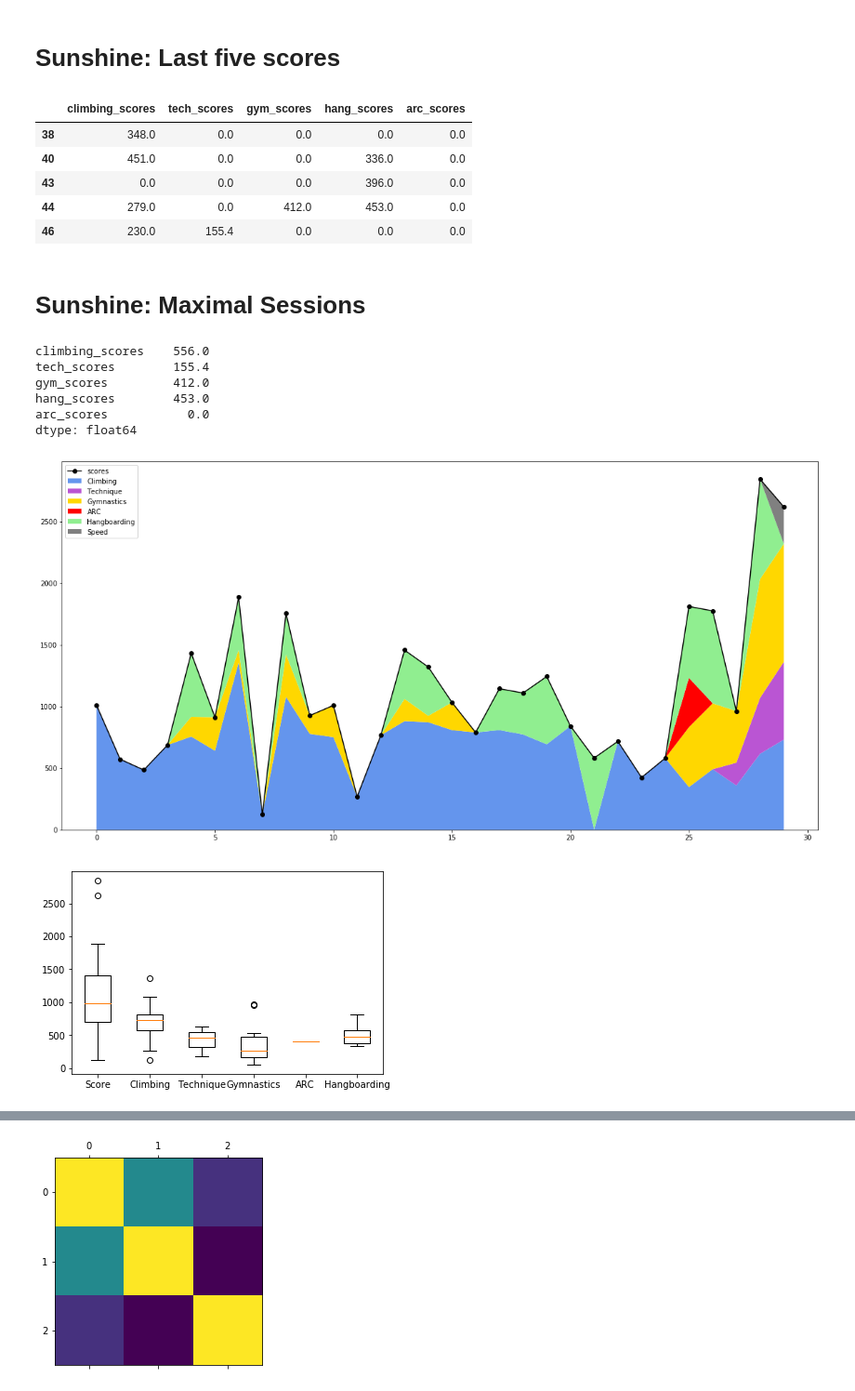
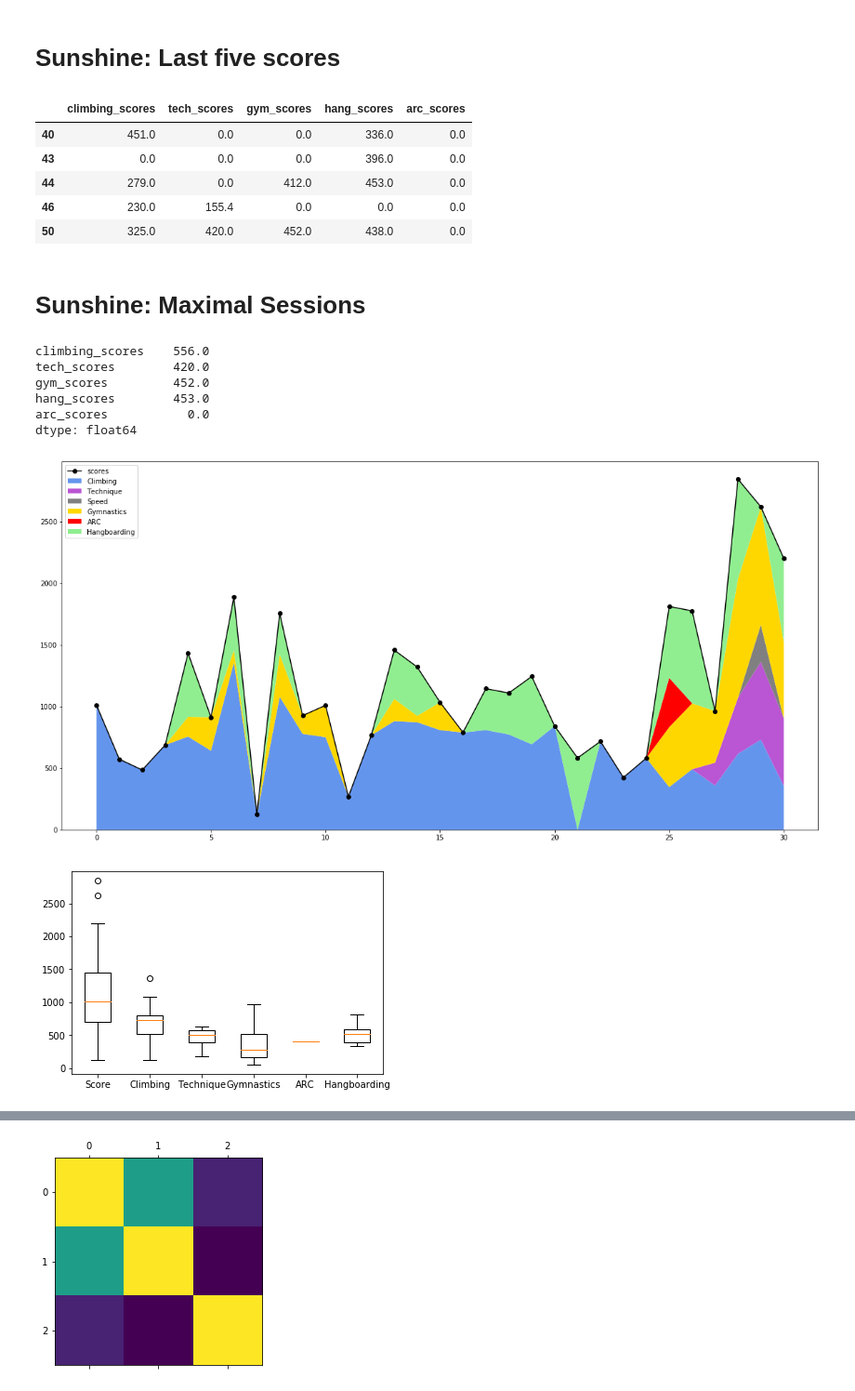
Before and after one commit to gardiac2002/monkies, a Jupyter notebook: Sessions Analysis.ipynb, the cells around one changed output, grey strips where cells are left out. Shown at 93% size. Cells and saved outputs as stored; diff of their text form; code cells hidden in the pictures.

```diff
--- a/Sessions Analysis.ipynb
+++ b/Sessions Analysis.ipynb
@@ -80,6 +80,7 @@ scores_translator = {
     'sloper': boulder_6a / 10,
     '15°': boulder_6a / 10,
     '35°': boulder_6b_plus / 10,
+    '45°': boulder_7a / 10,
 
     'pinch': boulder_6b_plus / 10,
 }
@@ -93,6 +94,7 @@ hangboard = [
     'sloper',
     '15°',
     '35°',
+    '45°',
     'pinch'
 ]
 
@@ -176,48 +178,49 @@ dtype: float64
 sunshine_sessions.tail()[['climbing_scores', 'tech_scores', 'gym_scores', 'hang_scores', 'arc_scores']]
 # %% [output]
 |  | climbing_scores | tech_scores | gym_scores | hang_scores | arc_scores |
-| 38 | 348.0 | 0.0 | 0.0 | 0.0 | 0.0 |
 | 40 | 451.0 | 0.0 | 0.0 | 336.0 | 0.0 |
 | 43 | 0.0 | 0.0 | 0.0 | 396.0 | 0.0 |
 | 44 | 279.0 | 0.0 | 412.0 | 453.0 | 0.0 |
 | 46 | 230.0 | 155.4 | 0.0 | 0.0 | 0.0 |
+| 50 | 325.0 | 420.0 | 452.0 | 438.0 | 0.0 |
 # %% [markdown]
 # Sunshine: Maximal Sessions
 # %%
 sunshine_sessions[['climbing_scores', 'tech_scores', 'gym_scores', 'hang_scores', 'arc_scores']].max()
 # %% [output]
 climbing_scores    556.0
-tech_scores        155.4
-gym_scores         412.0
+tech_scores        420.0
+gym_scores         452.0
 hang_scores        453.0
 arc_scores           0.0
 dtype: float64
 # %%
 
 plt.figure(figsize=(20,10))
 
 x = np.arange(len(doripa))
 scores = [
     doripa.climbing_scores,
 
     doripa.tech_scores,
+    doripa.speed_scores,
+
     doripa.gym_scores,
     doripa.arc_scores,
 
     doripa.hang_scores,
-    doripa.speed_scores,
 
 ]
-labels = ['Climbing', 'Technique', 'Gymnastics', 'ARC', 'Hangboarding',  'Speed']
-colors = [ 'cornflowerblue','mediumorchid', 'gold', 'red', 'lightgreen', 'gray']
+labels = ['Climbing', 'Technique', 'Speed', 'Gymnastics', 'ARC', 'Hangboarding',  ]
+colors = [ 'cornflowerblue','mediumorchid', 'gray', 'gold', 'red', 'lightgreen', ]
 
 y = np.vstack(scores)
 plt.stackplot(x, y, labels=labels, colors=colors)
 plt.plot(x, doripa.scores, marker='o', color='black')
 plt.legend(loc=2)
 plt.show()
 # %% [output]
-[figure, old version]
+[figure, new version]
 # %%
 scores = [
     doripa[doripa.scores > 0].scores,
@@ -233,7 +236,7 @@ labels = ['Score', 'Climbing', 'Technique', 'Gymnastics', 'ARC', 'Hangboarding']
 plt.boxplot(scores, labels=labels)
 plt.show()
 # %% [output]
-[figure, old version]
+[figure, new version]
 # %%
 plt.figure(figsize=(20,10))
 
```
Also changed, not shown: parts of 10 cells of this notebook, 1 other file.
